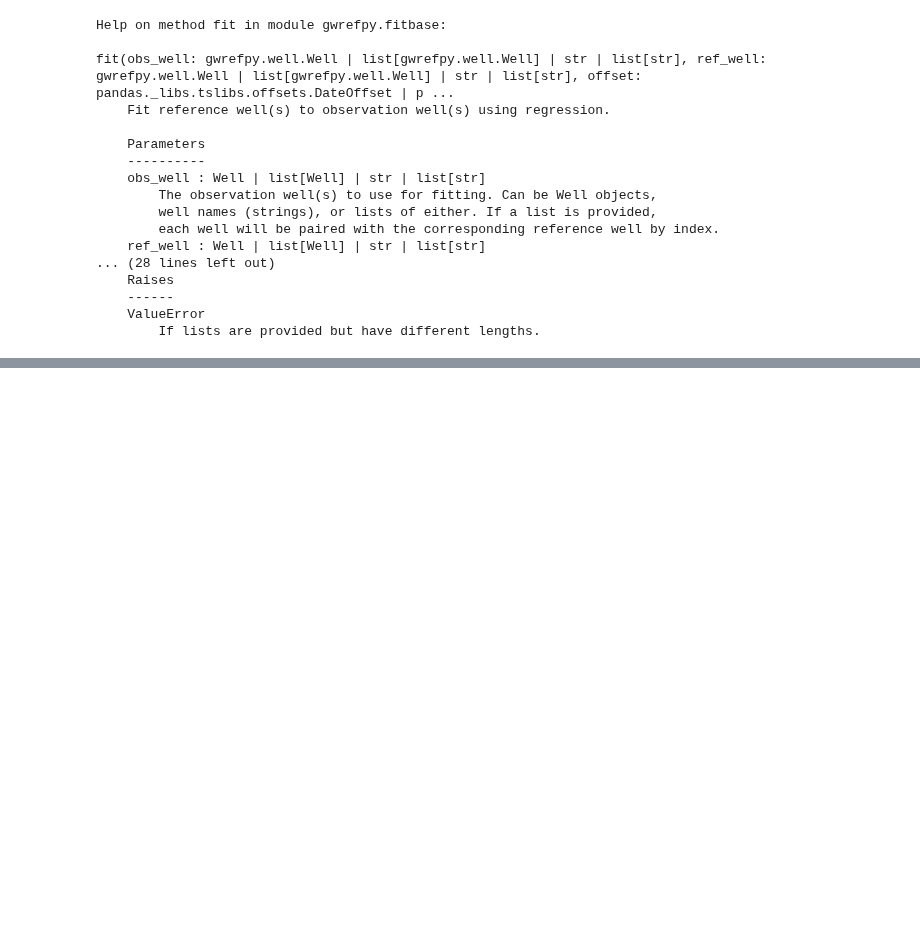
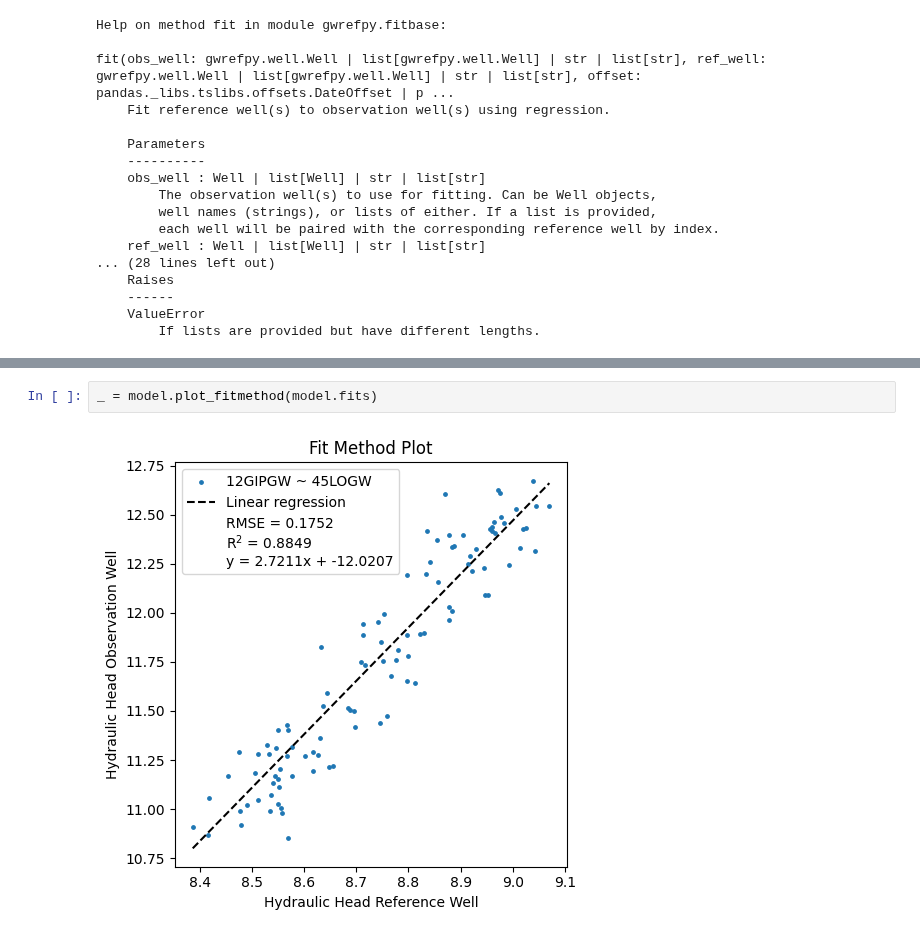
Before and after one commit to sgfsweden/gwrefpy, a Jupyter notebook: docs/user_guide/2_fitting_wells.ipynb, the cells around one changed output, grey strips where cells are left out. Saved outputs shown, nothing was run; the diff lists cells and outputs as text; blank space fills up the shorter version.

Commit message:
wip: fitting notebook, some plotting remarks

```diff
--- a/docs/user_guide/2_fitting_wells.ipynb
+++ b/docs/user_guide/2_fitting_wells.ipynb
@@ -95,0 +109,4 @@ By default when calling `fit()`, a summary of the fitted regression is displayed
+# %%
+_ = model.plot_fitmethod(model.fits)
+# %% [output]
+[figure, added]
```
Also changed, not shown: parts of 6 cells of this notebook, 1 other file.
